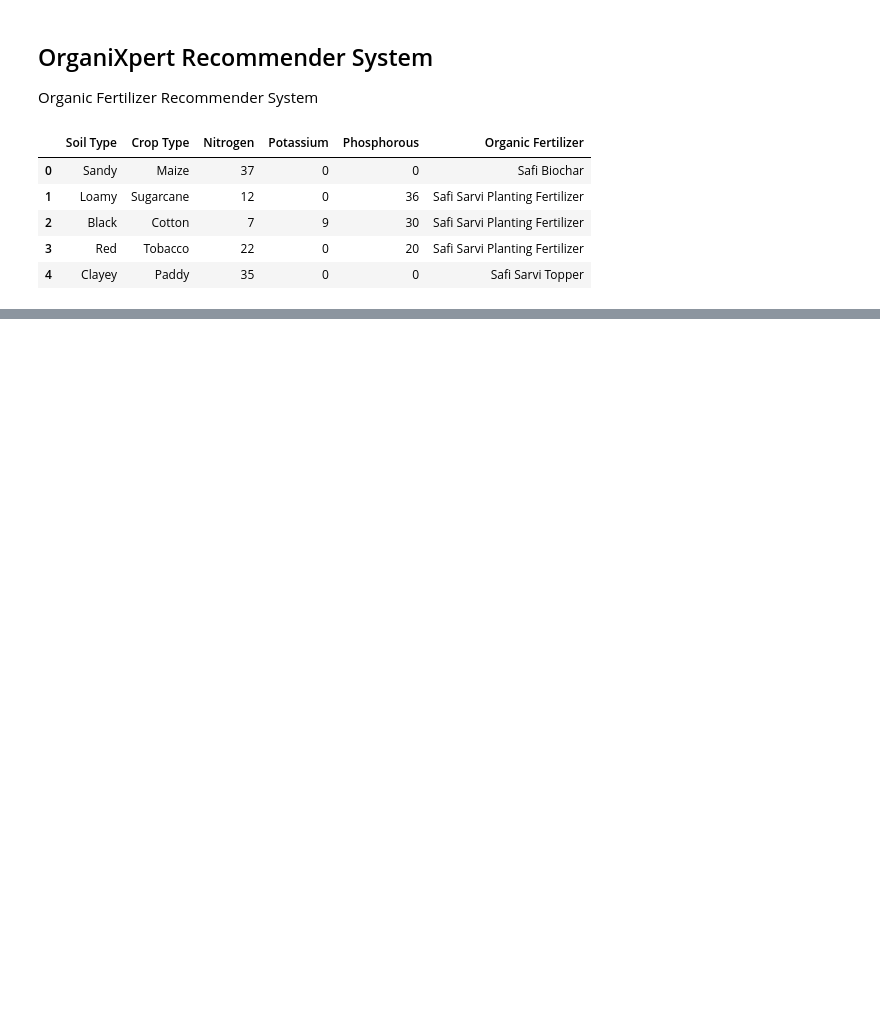
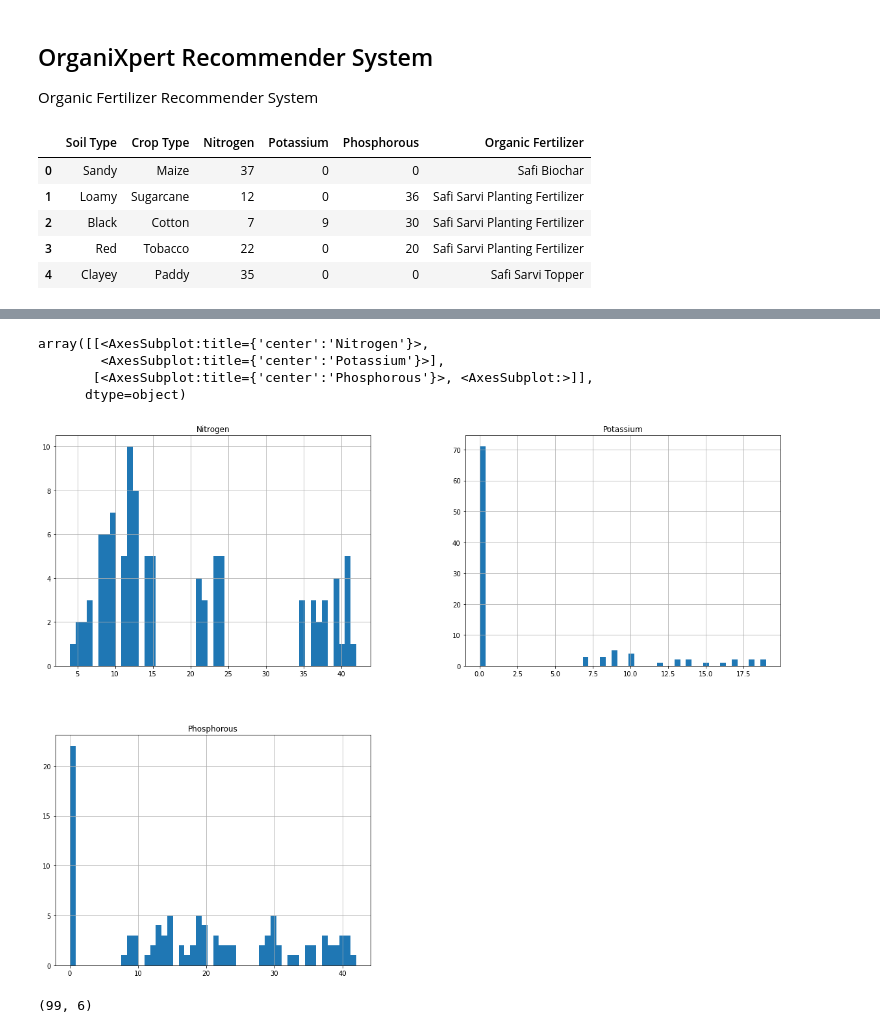
Before and after one commit to joykangangi/OrganiXpert, a Jupyter notebook: ML_Development/EDA/OrganiXpert.ipynb, the cells around one changed output, grey strips where cells are left out. Saved outputs shown, nothing was run; the diff lists cells and outputs as text; code cells hidden in the pictures; blank space fills up the shorter version.

```diff
--- a/ML_Development/EDA/OrganiXpert.ipynb
+++ b/ML_Development/EDA/OrganiXpert.ipynb
@@ -17,0 +31,13 @@ df.head()
+# %%
+%matplotlib inline
+df.hist(bins=50, figsize=(20,15))
+# %% [output]
+array([[<AxesSubplot:title={'center':'Nitrogen'}>,
+        <AxesSubplot:title={'center':'Potassium'}>],
+       [<AxesSubplot:title={'center':'Phosphorous'}>, <AxesSubplot:>]],
+      dtype=object)
+[figure, added]
+# %%
+df.shape
+# %% [output]
+(99, 6)
```
Also changed, not shown: parts of 26 cells of this notebook, 5 other files.
